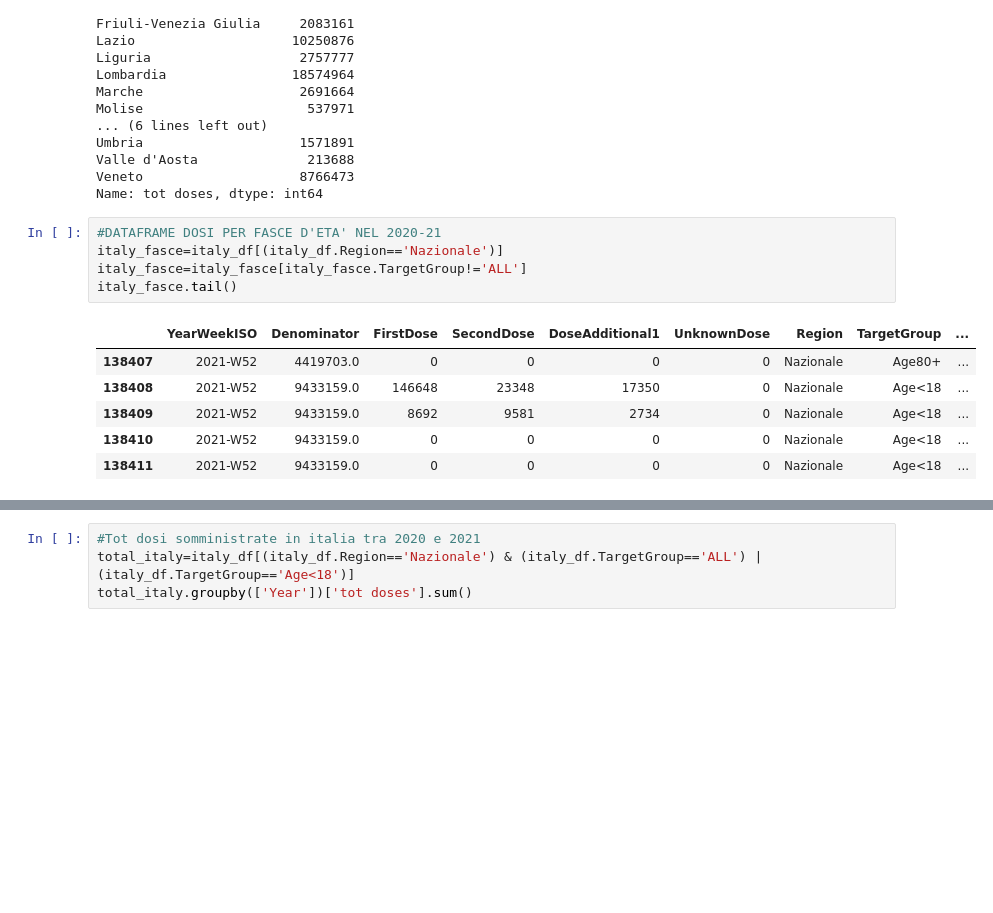
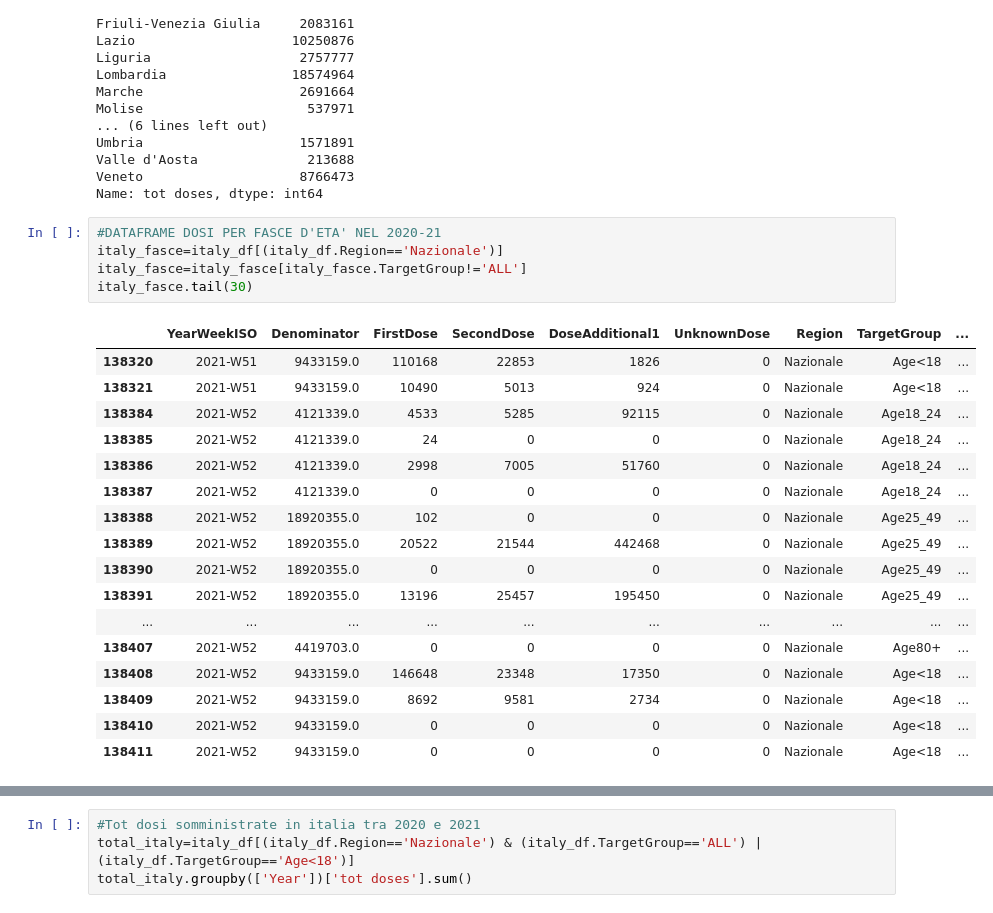
Before and after one commit to elenaabcc/CovidAnalysis4CPDM, a Jupyter notebook: PRIMA PARTE.ipynb, the cells around one changed output, grey strips where cells are left out. Drawn from its saved outputs; the diff is of its cells as text; blank space fills up the shorter version.

```diff
--- a/PRIMA PARTE.ipynb
+++ b/PRIMA PARTE.ipynb
@@ -213,10 +214,21 @@ Name: tot doses, dtype: int64
 # %%
 #DATAFRAME DOSI PER FASCE D'ETA' NEL 2020-21
 italy_fasce=italy_df[(italy_df.Region=='Nazionale')]
 italy_fasce=italy_fasce[italy_fasce.TargetGroup!='ALL']
-italy_fasce.tail()
+italy_fasce.tail(30)
 # %% [output]
 |  | YearWeekISO | Denominator | FirstDose | SecondDose | DoseAdditional1 | UnknownDose | Region | TargetGroup | ... |
+| 138320 | 2021-W51 | 9433159.0 | 110168 | 22853 | 1826 | 0 | Nazionale | Age<18 | ... |
+| 138321 | 2021-W51 | 9433159.0 | 10490 | 5013 | 924 | 0 | Nazionale | Age<18 | ... |
+| 138384 | 2021-W52 | 4121339.0 | 4533 | 5285 | 92115 | 0 | Nazionale | Age18_24 | ... |
+| 138385 | 2021-W52 | 4121339.0 | 24 | 0 | 0 | 0 | Nazionale | Age18_24 | ... |
+| 138386 | 2021-W52 | 4121339.0 | 2998 | 7005 | 51760 | 0 | Nazionale | Age18_24 | ... |
+| 138387 | 2021-W52 | 4121339.0 | 0 | 0 | 0 | 0 | Nazionale | Age18_24 | ... |
+| 138388 | 2021-W52 | 18920355.0 | 102 | 0 | 0 | 0 | Nazionale | Age25_49 | ... |
+| 138389 | 2021-W52 | 18920355.0 | 20522 | 21544 | 442468 | 0 | Nazionale | Age25_49 | ... |
+| 138390 | 2021-W52 | 18920355.0 | 0 | 0 | 0 | 0 | Nazionale | Age25_49 | ... |
+| 138391 | 2021-W52 | 18920355.0 | 13196 | 25457 | 195450 | 0 | Nazionale | Age25_49 | ... |
+| ... | ... | ... | ... | ... | ... | ... | ... | ... | ... |
 | 138407 | 2021-W52 | 4419703.0 | 0 | 0 | 0 | 0 | Nazionale | Age80+ | ... |
 | 138408 | 2021-W52 | 9433159.0 | 146648 | 23348 | 17350 | 0 | Nazionale | Age<18 | ... |
 | 138409 | 2021-W52 | 9433159.0 | 8692 | 9581 | 2734 | 0 | Nazionale | Age<18 | ... |
```
Also changed, not shown: parts of 5 cells of this notebook, 16 other files.
